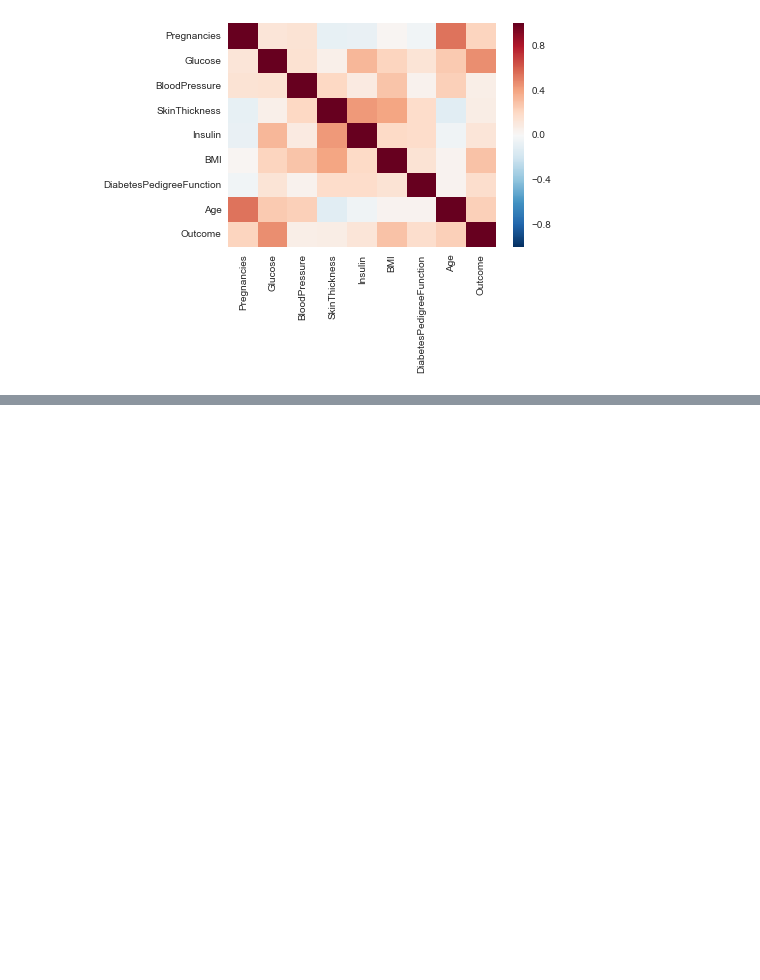
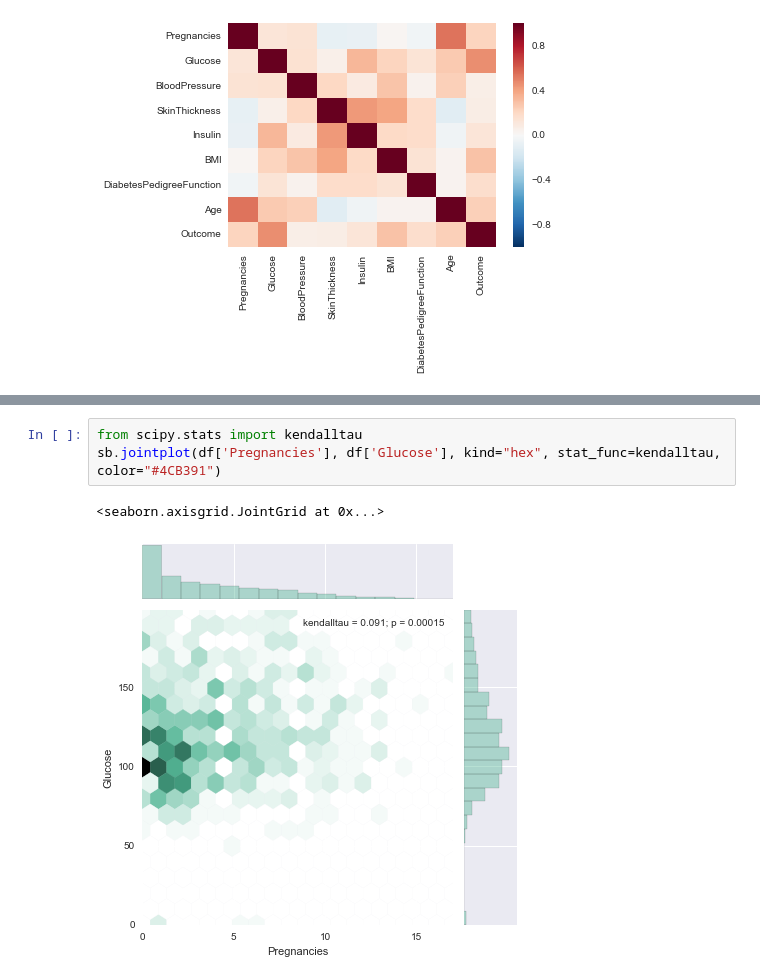
Before and after one commit to farisology/MachineLearningArabic, a Jupyter notebook: Pima Project/Pima Project 2.0.ipynb, the cells around one changed output, grey strips where cells are left out. Drawn from its saved outputs; the diff is of its cells as text; blank space fills up the shorter version.

```diff
--- a/Pima Project/Pima Project 2.0.ipynb
+++ b/Pima Project/Pima Project 2.0.ipynb
@@ -70,0 +85,6 @@ sb.heatmap(df.corr())
+# %%
+from scipy.stats import kendalltau
+sb.jointplot(df['Pregnancies'], df['Glucose'], kind="hex", stat_func=kendalltau, color="#4CB391")
+# %% [output]
+<seaborn.axisgrid.JointGrid at 0x...>
+[figure, added]
```
Also changed, not shown: parts of 14 cells of this notebook.
